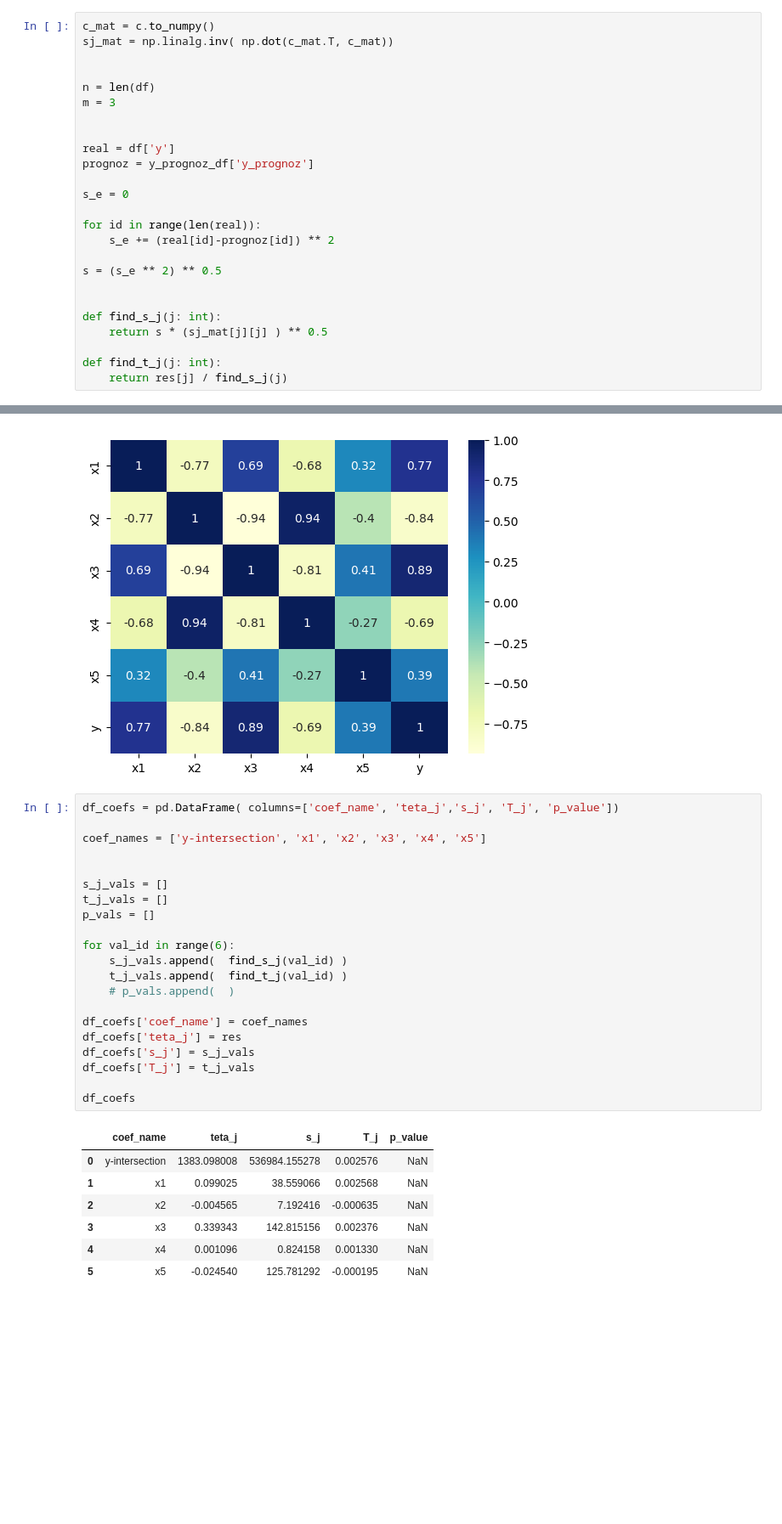
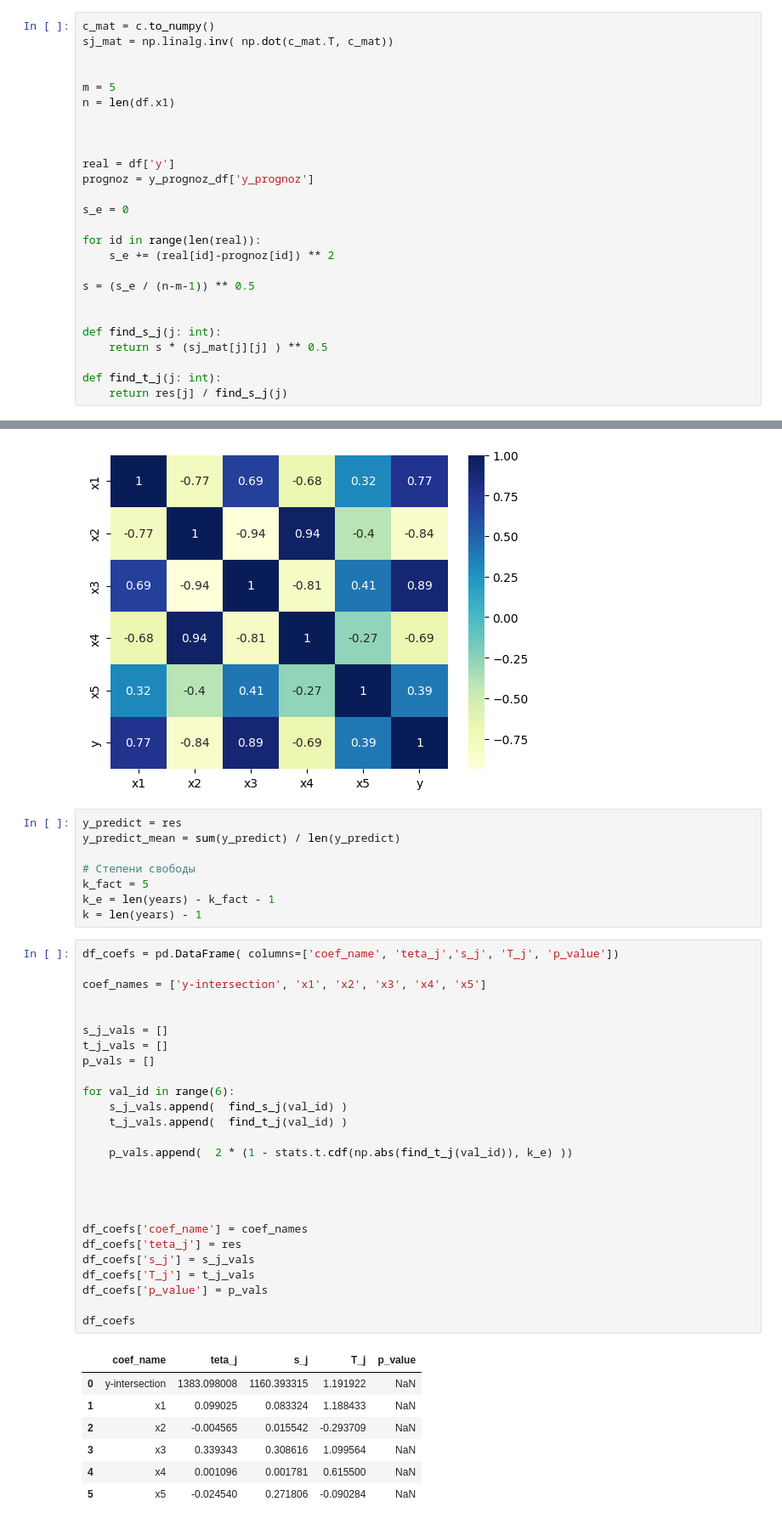
Before and after one commit to CepbluKot/stats, a Jupyter notebook: correct/lr5.ipynb, the cells around one changed output, grey strips where cells are left out. Shown: that part at 85% size. Drawn from its saved outputs; the diff is of its cells as text; blank space fills up the shorter version.

```diff
--- a/correct/lr5.ipynb
+++ b/correct/lr5.ipynb
@@ -491,8 +492,9 @@ c_mat = c.to_numpy()
 sj_mat = np.linalg.inv( np.dot(c_mat.T, c_mat))
 
 
-n = len(df)
-m = 3
+m = 5
+n = len(df.x1)
+
 
 
 real = df['y']
@@ -503,7 +505,7 @@ s_e = 0
 for id in range(len(real)):
     s_e += (real[id]-prognoz[id]) ** 2
 
-s = (s_e ** 2) ** 0.5
+s = (s_e / (n-m-1)) ** 0.5
 
 
 def find_s_j(j: int):
@@ -585,32 +590,45 @@ sns.heatmap(c2.corr('pearson'), cmap="YlGnBu", annot=True)
 # %% [output]
 <Axes: >
 [figure]
+# %%
+y_predict = res
+y_predict_mean = sum(y_predict) / len(y_predict)
+
+# Степени свободы
+k_fact = 5
+k_e = len(years) - k_fact - 1
+k = len(years) - 1
 # %%
 df_coefs = pd.DataFrame( columns=['coef_name', 'teta_j','s_j', 'T_j', 'p_value'])
 
 coef_names = ['y-intersection', 'x1', 'x2', 'x3', 'x4', 'x5']
 
 
 s_j_vals = []
 t_j_vals = []
 p_vals = []
 
 for val_id in range(6):
     s_j_vals.append(  find_s_j(val_id) )
     t_j_vals.append(  find_t_j(val_id) )
-    # p_vals.append(  )
+
+    p_vals.append(  2 * (1 - stats.t.cdf(np.abs(find_t_j(val_id)), k_e) ))
+
+
+
 
 df_coefs['coef_name'] = coef_names
 df_coefs['teta_j'] = res
 df_coefs['s_j'] = s_j_vals
 df_coefs['T_j'] = t_j_vals
+df_coefs['p_value'] = p_vals
 
 df_coefs
 # %% [output]
 |  | coef_name | teta_j | s_j | T_j | p_value |
-| 0 | y-intersection | 1383.098008 | 536984.155278 | 0.002576 | NaN |
-| 1 | x1 | 0.099025 | 38.559066 | 0.002568 | NaN |
-| 2 | x2 | -0.004565 | 7.192416 | -0.000635 | NaN |
-| 3 | x3 | 0.339343 | 142.815156 | 0.002376 | NaN |
-| 4 | x4 | 0.001096 | 0.824158 | 0.001330 | NaN |
-| 5 | x5 | -0.024540 | 125.781292 | -0.000195 | NaN |
+| 0 | y-intersection | 1383.098008 | 1160.393315 | 1.191922 | NaN |
+| 1 | x1 | 0.099025 | 0.083324 | 1.188433 | NaN |
+| 2 | x2 | -0.004565 | 0.015542 | -0.293709 | NaN |
+| 3 | x3 | 0.339343 | 0.308616 | 1.099564 | NaN |
+| 4 | x4 | 0.001096 | 0.001781 | 0.615500 | NaN |
+| 5 | x5 | -0.024540 | 0.271806 | -0.090284 | NaN |
```
Also changed, not shown: parts of 9 cells of this notebook, 2 other files.
